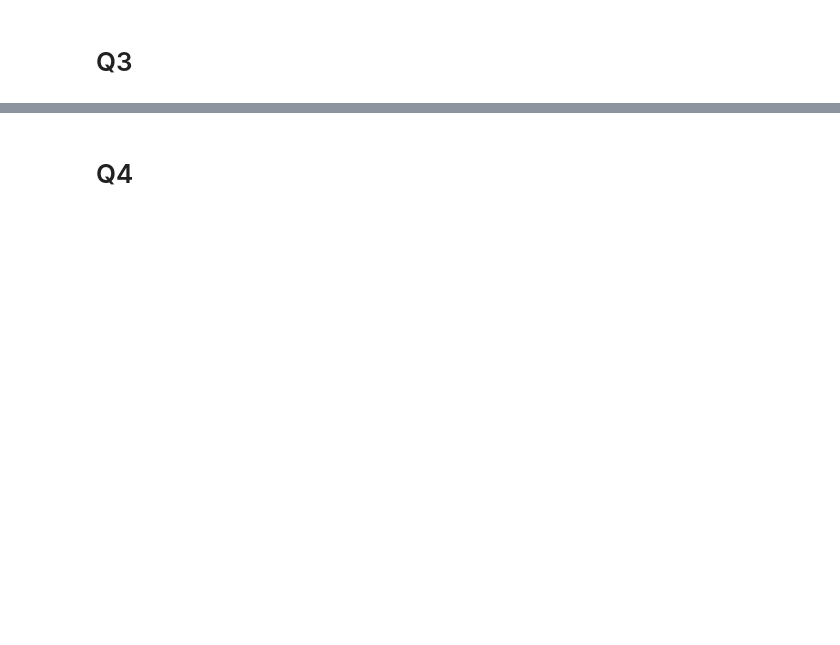
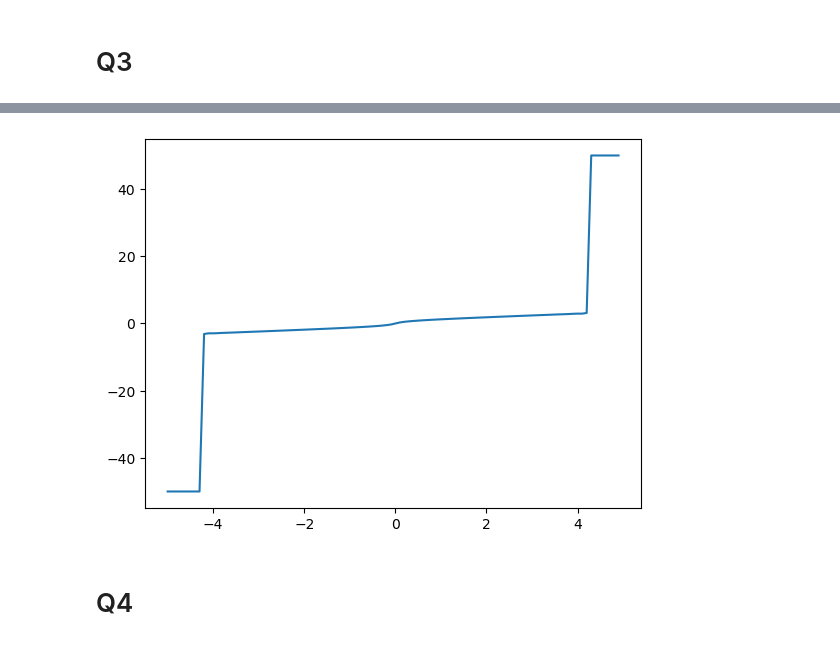
Before and after one commit to prajwalthakur/cs680, a Jupyter notebook: Assignment4/Q2.ipynb, the cells around one changed output, grey strips where cells are left out. Drawn from its saved outputs; the diff is of its cells as text; code cells hidden in the pictures; blank space fills up the shorter version.

```diff
--- a/Assignment4/Q2.ipynb
+++ b/Assignment4/Q2.ipynb
@@ -90,20 +93,2 @@ plt.savefig('gmminv.png')
 # %% [markdown]
 # Q3
-# %%
-import matplotlib.pyplot as plt
-import torchist
-def BinarySearch(F, u, lb=-100, ub=100, maxiter=100, tol=1e-5):
-
-    return z
-
-bins = 1000
-number_samples =10000
-samples = GMMsample(hp,n=number_samples , b=bins)
-inverse_dist = GMMinv(samples, hp, b=bins)
-n, bins, patches=plt.hist(inverse_dist,bins,facecolor='blue', alpha=0.5,range=(-5,5))
-plt.title('Inverse Transform Sampling')
-plt.savefig('gmminv.png')
-# plt.show()
-# %%
-Zs=  torch.arange(-5,5,0.1)
-for i ,z in enumerate(Zs):
@@ -131,2 +95,65 @@ tensor([-5.0000e+00, -4.9000e+00, -4.8000e+00, -4.7000e+00, -4.6000e+00,
+# %%
+import matplotlib.pyplot as plt
+import torchist
+import pdb
+
+def cdf_normal_distribution(p):
+    two_  = torch.tensor(2, dtype=torch.int8)
+    F1 = 0.5 * (1 + torch.erf(( p  ) / torch.sqrt(two_)))  # mixure parameters are given
+    return F1
+
+def cdf_gmm(p , gmm:GMM_hp = hp ):
+    two_  = torch.tensor(2, dtype=torch.int8)
+    F1 = 0.5 * (1 + torch.erf(( p  - gmm.mu[0]) / (gmm.sigma[0] *torch.sqrt(two_))))  # mixure parameters are given
+    F2 =  0.5 * (1 + torch.erf(( p  - gmm.mu[1]) / (gmm.sigma[1] *torch.sqrt(two_))))
+    #cdf_GMM = ((gmm.lambda_)/gmm.sigma[0])*F1        +     ( (1-gmm.lambda_)/gmm.sigma[1])*F2
+    cdf_GMM = ((gmm.lambda_))*F1        +     ( (1-gmm.lambda_) )*F2
+    return cdf_GMM
+def BinarySearch(F, u, lb=torch.tensor(-100, dtype=torch.float32), ub=torch.tensor(100, dtype=torch.float32), maxiter=torch.tensor(100, dtype=torch.int8), tol=torch.tensor(1e-5, dtype=torch.float32)):
+    lb_ = lb
+    ub_ = ub
+    def set_lower_bound(F,u,lb_,ub_):
+        #pdb.set_trace()
+        while F(lb_)> u :
+            #print(lb_ , F(lb_), u)
+            ub_ = lb_
+            lb_ =2*lb_
+        #print("in lower bound", lb_,ub_)
+        return lb_,ub_
+
+    def set_upper_bound(F,u,lb_,ub_):
+        while F(ub_)<u:
+            lb_ = ub_
+            ub_ = 2*ub_
+        #print("in upper bound", lb_,ub_)
+        return lb_,ub_
+
+    lb_,ub_ = set_lower_bound(F,u,lb_,ub_)
+    lb_,ub_ = set_upper_bound(F,u,lb_,ub_)
+    #print(lb_,ub_)
+    for i in range(maxiter.item()):
+        #print(i)
+        x = (lb_ +  ub_)/2
+        t = F(x)
+        if t> u:
+            ub_ = x
+        else:
+            lb_ = x
+        if torch.abs(t-u)<tol :
+            break
+    return x
+Zs=  torch.arange(-5,5,0.1)
+x = torch.zeros_like(Zs)
+gmm = hp
+U = torch.zeros_like(Zs)
+for i in range(len(Zs)):
+    u  = cdf_normal_distribution(Zs[i])
+    U[i] = u
+    x[i] = BinarySearch(cdf_gmm, u, lb=torch.tensor(-100, dtype=torch.float32), ub=torch.tensor(100, dtype=torch.float32), maxiter=torch.tensor(100, dtype=torch.int8), tol=torch.tensor(1e-5, dtype=torch.float32))
+
+plt.plot(Zs,x)
+plt.savefig('Q3.png')
+# %% [output]
+[figure, added]
 # %% [markdown]
 # Q4
```
Also changed, not shown: parts of 9 cells of this notebook, 31 other files.
